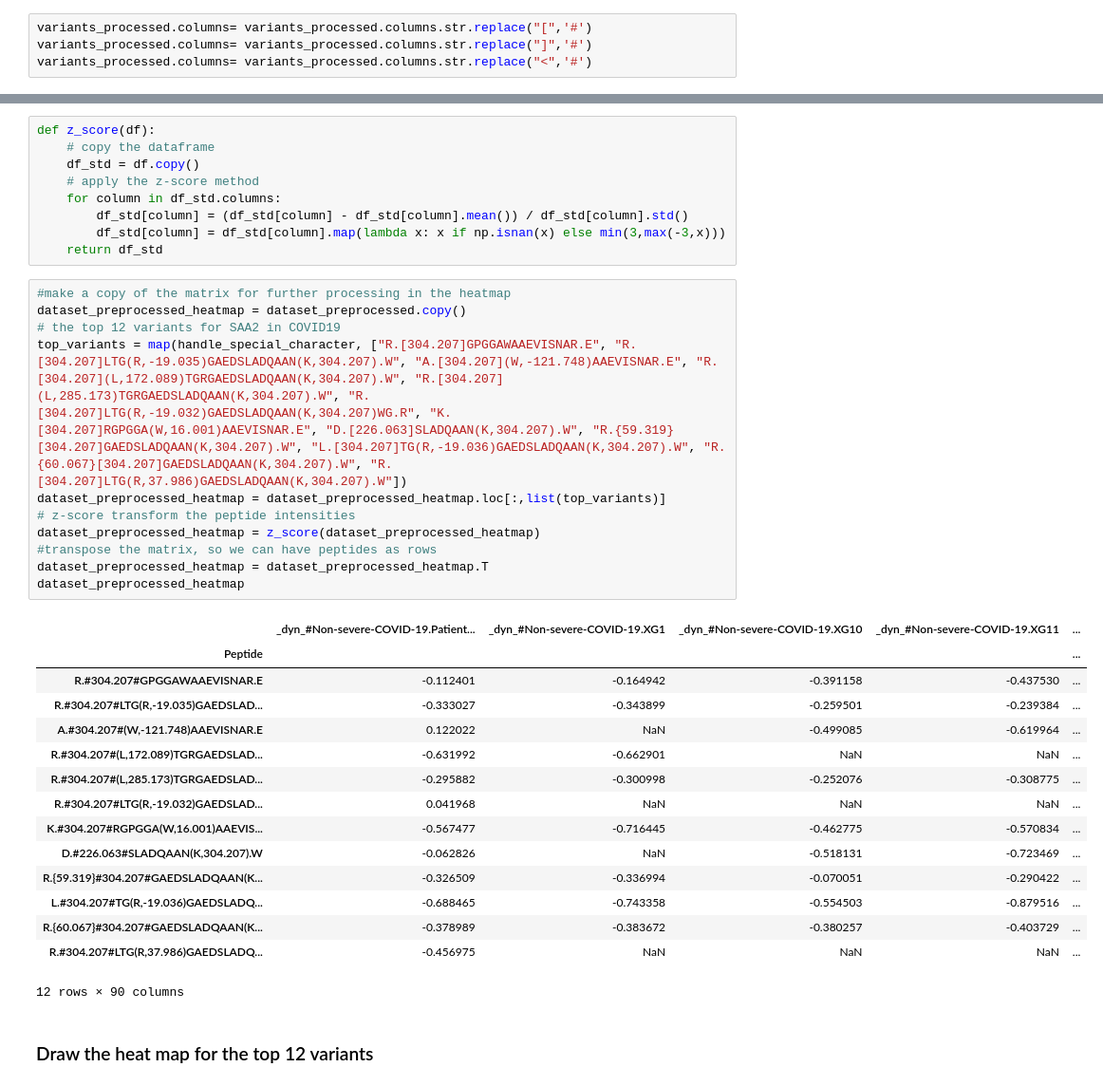
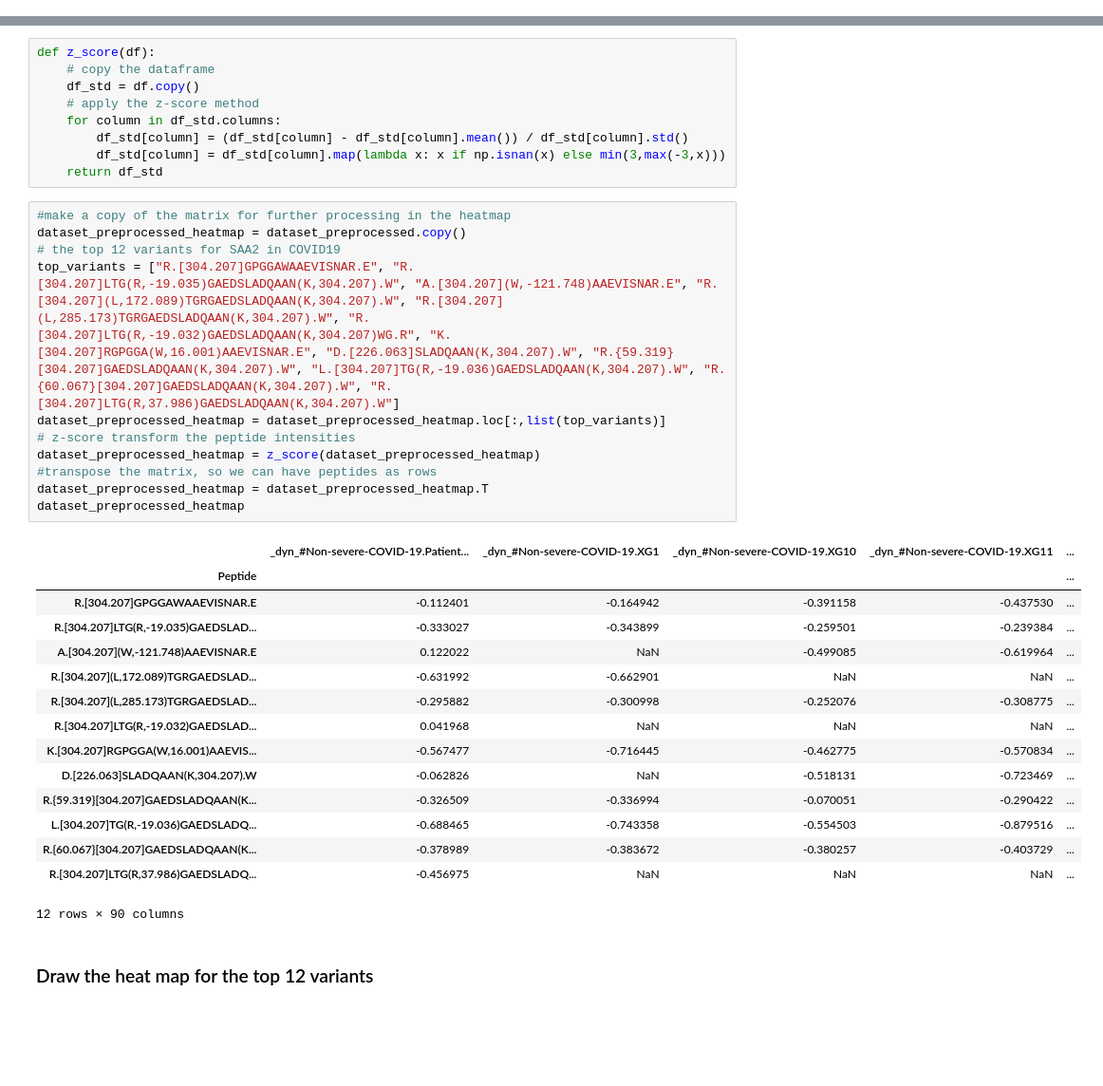
Before and after one commit to MiddleEarthExplorer/COVID19_Classification, a Jupyter notebook: CSE291_Notebook_Brian-Stage 2.ipynb, the cells around one changed output, grey strips where cells are left out. Shown: that part at 95% size. Drawn from its saved outputs; the diff is of its cells as text; blank space fills up the shorter version.

```diff
--- a/CSE291_Notebook_Brian-Stage 2.ipynb
+++ b/CSE291_Notebook_Brian-Stage 2.ipynb
@@ -106,4 +101,0 @@ Reason: In XGBoost model, feature names must be string, and may not contain [,]
-# %%
-variants_processed.columns= variants_processed.columns.str.replace("[",'#')
-variants_processed.columns= variants_processed.columns.str.replace("]",'#')
-variants_processed.columns= variants_processed.columns.str.replace("<",'#')
@@ -216,29 +205,29 @@ def z_score(df):
 # %%
 #make a copy of the matrix for further processing in the heatmap
 dataset_preprocessed_heatmap = dataset_preprocessed.copy()
 # the top 12 variants for SAA2 in COVID19
-top_variants = map(handle_special_character, ["R.[304.207]GPGGAWAAEVISNAR.E", "R.[304.207]LTG(R,-19.035)GAEDSLADQAAN(K,304.207).W", "A.[304.207](W,-121.748)AAEVISNAR.E", "R.[304.207](L,172.089)TGRGAEDSLADQAAN(K,304.207).W", "R.[304.207](L,285.173)TGRGAEDSLADQAAN(K,304.207).W", "R.[304.207]LTG(R,-19.032)GAEDSLADQAAN(K,304.207)WG.R", "K.[304.207]RGPGGA(W,16.001)AAEVISNAR.E", "D.[226.063]SLADQAAN(K,304.207).W", "R.{59.319}[304.207]GAEDSLADQAAN(K,304.207).W", "L.[304.207]TG(R,-19.036)GAEDSLADQAAN(K,304.207).W", "R.{60.067}[304.207]GAEDSLADQAAN(K,304.207).W", "R.[304.207]LTG(R,37.986)GAEDSLADQAAN(K,304.207).W"])
+top_variants = ["R.[304.207]GPGGAWAAEVISNAR.E", "R.[304.207]LTG(R,-19.035)GAEDSLADQAAN(K,304.207).W", "A.[304.207](W,-121.748)AAEVISNAR.E", "R.[304.207](L,172.089)TGRGAEDSLADQAAN(K,304.207).W", "R.[304.207](L,285.173)TGRGAEDSLADQAAN(K,304.207).W", "R.[304.207]LTG(R,-19.032)GAEDSLADQAAN(K,304.207)WG.R", "K.[304.207]RGPGGA(W,16.001)AAEVISNAR.E", "D.[226.063]SLADQAAN(K,304.207).W", "R.{59.319}[304.207]GAEDSLADQAAN(K,304.207).W", "L.[304.207]TG(R,-19.036)GAEDSLADQAAN(K,304.207).W", "R.{60.067}[304.207]GAEDSLADQAAN(K,304.207).W", "R.[304.207]LTG(R,37.986)GAEDSLADQAAN(K,304.207).W"]
 dataset_preprocessed_heatmap = dataset_preprocessed_heatmap.loc[:,list(top_variants)]
 # z-score transform the peptide intensities
 dataset_preprocessed_heatmap = z_score(dataset_preprocessed_heatmap)
 #transpose the matrix, so we can have peptides as rows
 dataset_preprocessed_heatmap = dataset_preprocessed_heatmap.T
 dataset_preprocessed_heatmap
 # %% [output]
 |  | _dyn_#Non-severe-COVID-19.Patient... | _dyn_#Non-severe-COVID-19.XG1 | _dyn_#Non-severe-COVID-19.XG10 | _dyn_#Non-severe-COVID-19.XG11 | ... |
 | Peptide |  |  |  |  | ... |
-| R.#304.207#GPGGAWAAEVISNAR.E | -0.112401 | -0.164942 | -0.391158 | -0.437530 | ... |
-| R.#304.207#LTG(R,-19.035)GAEDSLAD... | -0.333027 | -0.343899 | -0.259501 | -0.239384 | ... |
-| A.#304.207#(W,-121.748)AAEVISNAR.E | 0.122022 | NaN | -0.499085 | -0.619964 | ... |
-| R.#304.207#(L,172.089)TGRGAEDSLAD... | -0.631992 | -0.662901 | NaN | NaN | ... |
-| R.#304.207#(L,285.173)TGRGAEDSLAD... | -0.295882 | -0.300998 | -0.252076 | -0.308775 | ... |
-| R.#304.207#LTG(R,-19.032)GAEDSLAD... | 0.041968 | NaN | NaN | NaN | ... |
-| K.#304.207#RGPGGA(W,16.001)AAEVIS... | -0.567477 | -0.716445 | -0.462775 | -0.570834 | ... |
-| D.#226.063#SLADQAAN(K,304.207).W | -0.062826 | NaN | -0.518131 | -0.723469 | ... |
-| R.{59.319}#304.207#GAEDSLADQAAN(K... | -0.326509 | -0.336994 | -0.070051 | -0.290422 | ... |
-| L.#304.207#TG(R,-19.036)GAEDSLADQ... | -0.688465 | -0.743358 | -0.554503 | -0.879516 | ... |
-| R.{60.067}#304.207#GAEDSLADQAAN(K... | -0.378989 | -0.383672 | -0.380257 | -0.403729 | ... |
-| R.#304.207#LTG(R,37.986)GAEDSLADQ... | -0.456975 | NaN | NaN | NaN | ... |
+| R.[304.207]GPGGAWAAEVISNAR.E | -0.112401 | -0.164942 | -0.391158 | -0.437530 | ... |
+| R.[304.207]LTG(R,-19.035)GAEDSLAD... | -0.333027 | -0.343899 | -0.259501 | -0.239384 | ... |
+| A.[304.207](W,-121.748)AAEVISNAR.E | 0.122022 | NaN | -0.499085 | -0.619964 | ... |
+| R.[304.207](L,172.089)TGRGAEDSLAD... | -0.631992 | -0.662901 | NaN | NaN | ... |
+| R.[304.207](L,285.173)TGRGAEDSLAD... | -0.295882 | -0.300998 | -0.252076 | -0.308775 | ... |
+| R.[304.207]LTG(R,-19.032)GAEDSLAD... | 0.041968 | NaN | NaN | NaN | ... |
+| K.[304.207]RGPGGA(W,16.001)AAEVIS... | -0.567477 | -0.716445 | -0.462775 | -0.570834 | ... |
+| D.[226.063]SLADQAAN(K,304.207).W | -0.062826 | NaN | -0.518131 | -0.723469 | ... |
+| R.{59.319}[304.207]GAEDSLADQAAN(K... | -0.326509 | -0.336994 | -0.070051 | -0.290422 | ... |
+| L.[304.207]TG(R,-19.036)GAEDSLADQ... | -0.688465 | -0.743358 | -0.554503 | -0.879516 | ... |
+| R.{60.067}[304.207]GAEDSLADQAAN(K... | -0.378989 | -0.383672 | -0.380257 | -0.403729 | ... |
+| R.[304.207]LTG(R,37.986)GAEDSLADQ... | -0.456975 | NaN | NaN | NaN | ... |
 12 rows × 90 columns
 # %% [markdown]
 ### Draw the heat map for the top 12 variants
```
Also changed, not shown: parts of 19 cells of this notebook.
